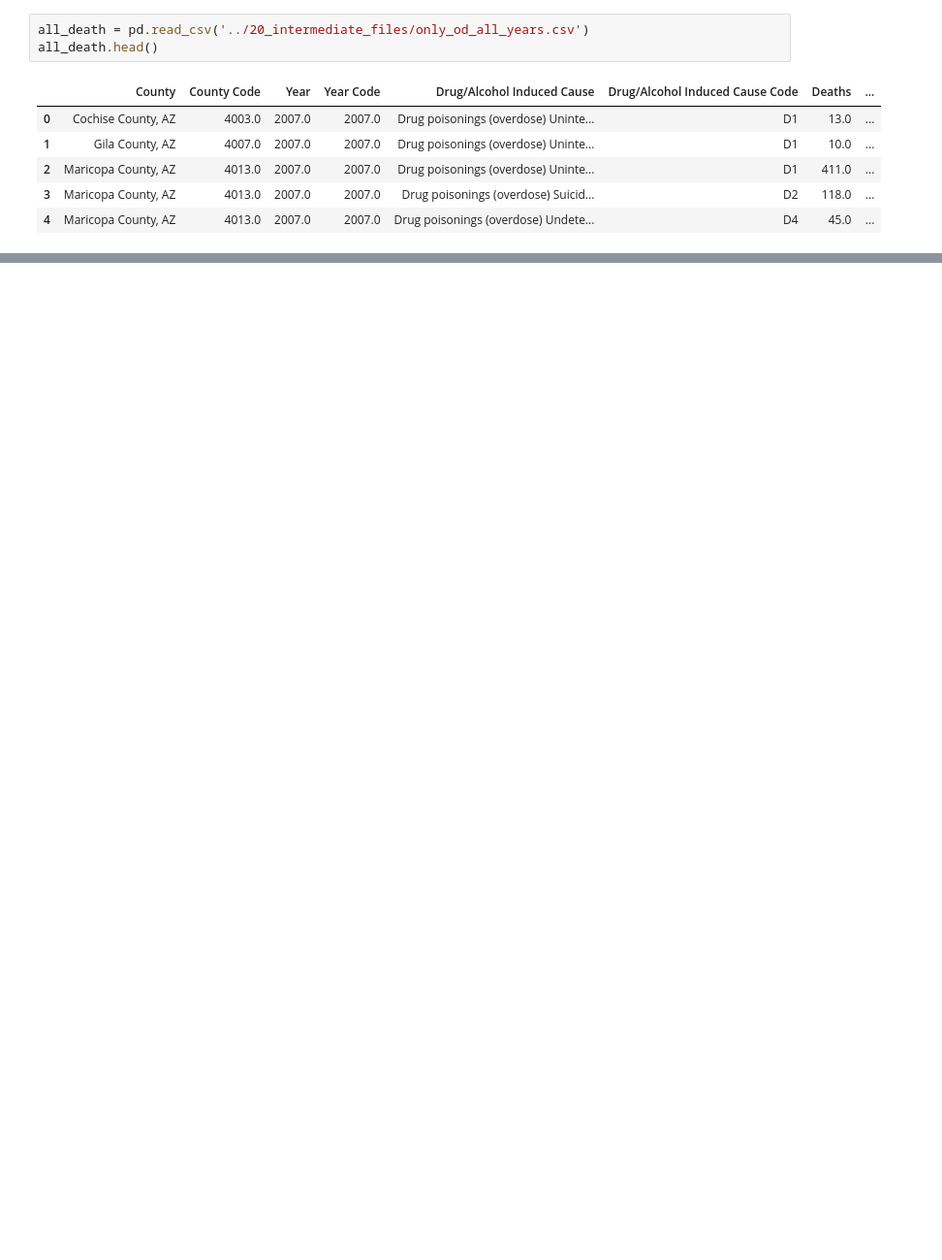
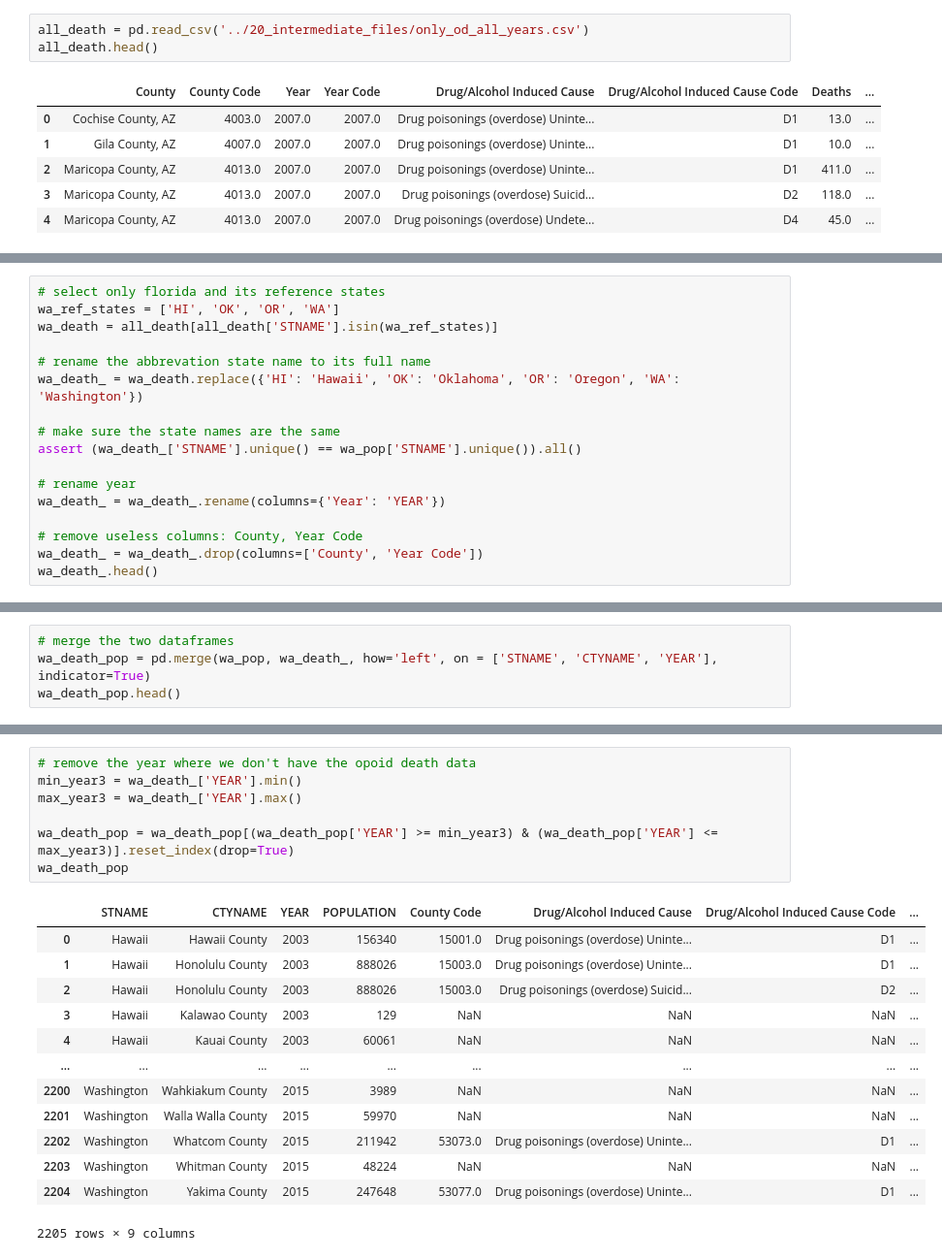
Before and after one commit to YZhu0225/Estimating-the-Impact-of-Opioid-Control-Policies, a Jupyter notebook: 10_code/merge_pop_death.ipynb, the cells around one changed output, grey strips where cells are left out. Shown: that part at 97% size. Cells and saved outputs as stored; diff of their text form; blank space fills up the shorter version.

```diff
--- a/10_code/merge_pop_death.ipynb
+++ b/10_code/merge_pop_death.ipynb
@@ -57,0 +147,17 @@ fl_ship_death_pop[fl_ship_death_pop['YEAR'] == 2003]
+# %%
+# select only florida and its reference states
+wa_ref_states = ['HI', 'OK', 'OR', 'WA']
+wa_death = all_death[all_death['STNAME'].isin(wa_ref_states)]
+
+# rename the abbrevation state name to its full name
+wa_death_ = wa_death.replace({'HI': 'Hawaii', 'OK': 'Oklahoma', 'OR': 'Oregon', 'WA': 'Washington'})
+
+# make sure the state names are the same
+assert (wa_death_['STNAME'].unique() == wa_pop['STNAME'].unique()).all()
+
+# rename year
+wa_death_ = wa_death_.rename(columns={'Year': 'YEAR'})
+
+# remove useless columns: County, Year Code
+wa_death_ = wa_death_.drop(columns=['County', 'Year Code'])
+wa_death_.head()
@@ -57,0 +171,4 @@ fl_ship_death_pop[fl_ship_death_pop['YEAR'] == 2003]
+# %%
+# merge the two dataframes
+wa_death_pop = pd.merge(wa_pop, wa_death_, how='left', on = ['STNAME', 'CTYNAME', 'YEAR'], indicator=True)
+wa_death_pop.head()
@@ -57,0 +182,21 @@ fl_ship_death_pop[fl_ship_death_pop['YEAR'] == 2003]
+# %%
+# remove the year where we don't have the opoid death data
+min_year3 = wa_death_['YEAR'].min()
+max_year3 = wa_death_['YEAR'].max()
+
+wa_death_pop = wa_death_pop[(wa_death_pop['YEAR'] >= min_year3) & (wa_death_pop['YEAR'] <= max_year3)].reset_index(drop=True)
+wa_death_pop
+# %% [output]
+|  | STNAME | CTYNAME | YEAR | POPULATION | County Code | Drug/Alcohol Induced Cause | Drug/Alcohol Induced Cause Code | ... |
+| 0 | Hawaii | Hawaii County | 2003 | 156340 | 15001.0 | Drug poisonings (overdose) Uninte... | D1 | ... |
+| 1 | Hawaii | Honolulu County | 2003 | 888026 | 15003.0 | Drug poisonings (overdose) Uninte... | D1 | ... |
+| 2 | Hawaii | Honolulu County | 2003 | 888026 | 15003.0 | Drug poisonings (overdose) Suicid... | D2 | ... |
+| 3 | Hawaii | Kalawao County | 2003 | 129 | NaN | NaN | NaN | ... |
+| 4 | Hawaii | Kauai County | 2003 | 60061 | NaN | NaN | NaN | ... |
+| ... | ... | ... | ... | ... | ... | ... | ... | ... |
+| 2200 | Washington | Wahkiakum County | 2015 | 3989 | NaN | NaN | NaN | ... |
+| 2201 | Washington | Walla Walla County | 2015 | 59970 | NaN | NaN | NaN | ... |
+| 2202 | Washington | Whatcom County | 2015 | 211942 | 53073.0 | Drug poisonings (overdose) Uninte... | D1 | ... |
+| 2203 | Washington | Whitman County | 2015 | 48224 | NaN | NaN | NaN | ... |
+| 2204 | Washington | Yakima County | 2015 | 247648 | 53077.0 | Drug poisonings (overdose) Uninte... | D1 | ... |
+2205 rows × 9 columns
```
Also changed, not shown: parts of 15 cells of this notebook, 1 other file.
